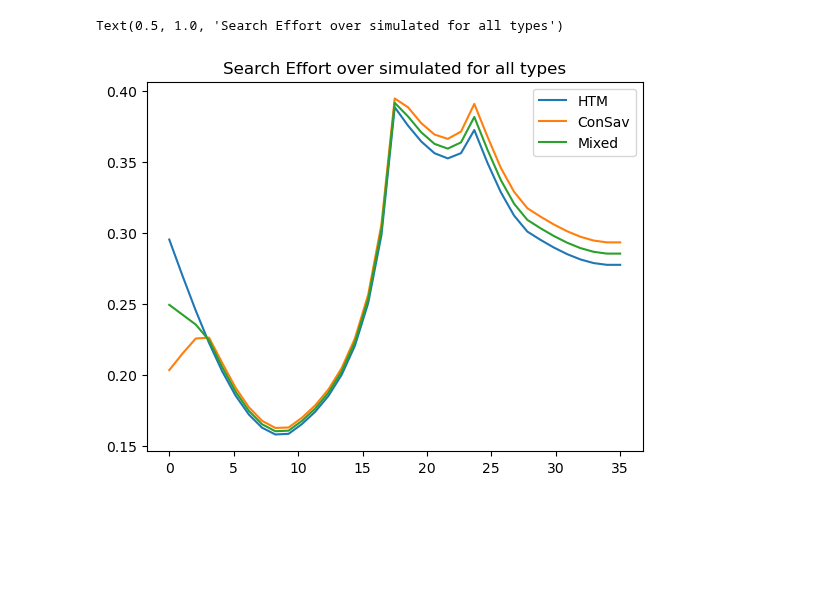
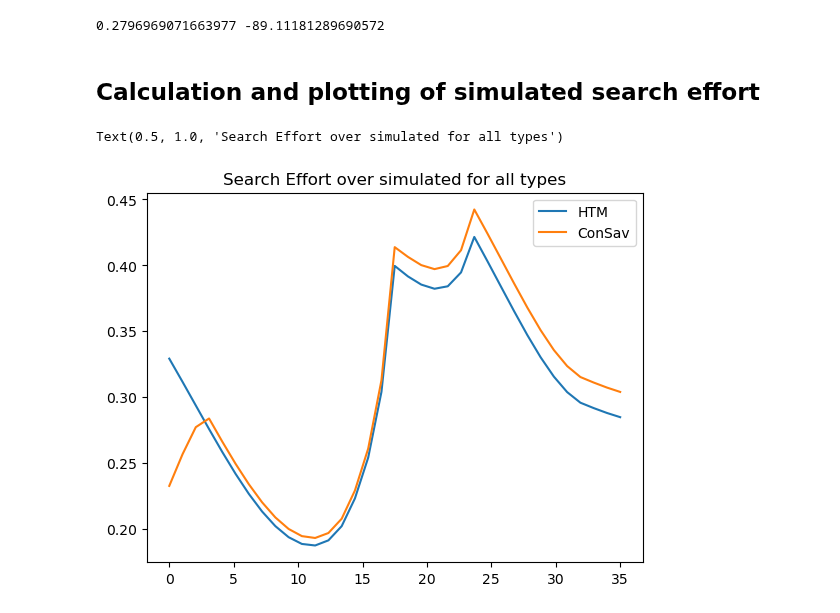
Before and after one commit to qrn838/Dynamic-programming-project, a Jupyter notebook: 1. HTM and ConSav.ipynb, the cells around one changed output. Cells and saved outputs as stored; diff of their text form; code cells hidden in the pictures; blank space fills up the shorter version.

```diff
--- a/1. HTM and ConSav.ipynb
+++ b/1. HTM and ConSav.ipynb
@@ -8,6 +13,11 @@ import matplotlib.pyplot as plt
 
 from solve_hand_to_mouth import *
 from solve_consumption_saving import *
-# %pip install EconModel
+# %pip install EconModel    # Incomment to install EconModel
 from Model import ReferenceDependenceClass
 model = ReferenceDependenceClass()
+# model.par.euler = False
+# model.par.Na = 1
+# model.par.L = 0
+# model.allocate()
+model.par.eta = 1.0
@@ -65,0 +42,8 @@ sim_ConSav = model.solve_ConSav()
+# %%
+# Calculate the search effort and value function for an unemployed consumption-savings consumer
+s, V_u = unemployment_ss_ConSav(model.par, -1, -1, 0) # First parameter is time, second is asset grid, and third is type
+print(s, V_u)
+# %% [output]
+0.2796969071663977 -89.11181289690572
+# %% [markdown]
+## Calculation and plotting of simulated search effort
@@ -69,10 +59,10 @@ sim_mixed = model.solve()
 # %%
 t_sim = np.linspace(0, model.par.T_sim, model.par.T_sim)
 plt.plot(t_sim, sim_HTM[:], label = 'HTM')
 plt.plot(t_sim, sim_ConSav[:], label = 'ConSav')
-plt.plot(t_sim, sim_mixed[:], label = 'Mixed')
+# plt.plot(t_sim, sim_mixed[:], label = 'Mixed')
 plt.legend()
 plt.title('Search Effort over simulated for all types')
 # %% [output]
 Text(0.5, 1.0, 'Search Effort over simulated for all types')
-[figure, old version]
+[figure, new version]
```
Also changed, not shown: parts of 17 cells of this notebook.
